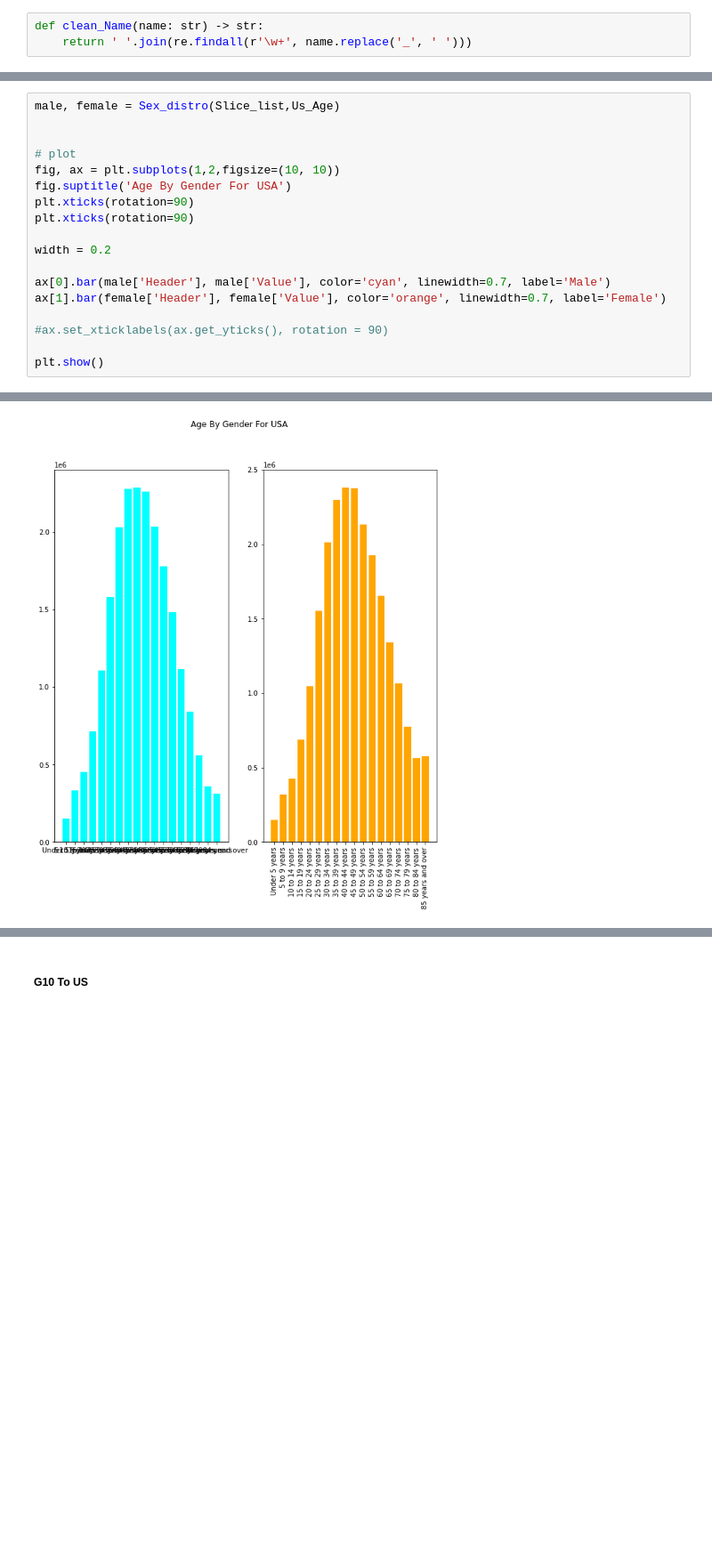
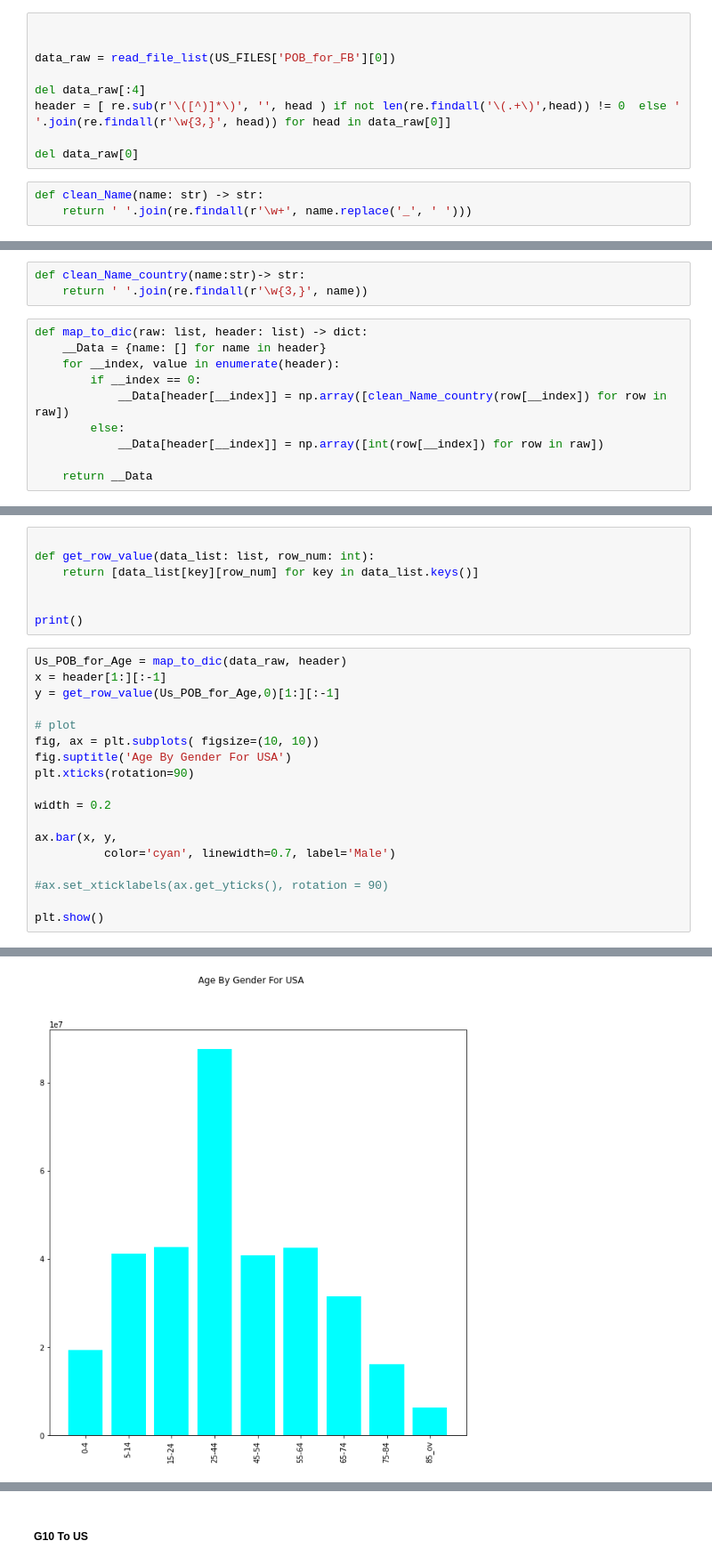
Before and after one commit to NoTouchingKids/Lab4-5Assignment, a Jupyter notebook: Report.ipynb, the cells around one changed output, grey strips where cells are left out. Shown at 89% size. Drawn from its saved outputs; the diff is of its cells as text; blank space fills up the shorter version.

Commit message:
With Graphs

```diff
--- a/Report.ipynb
+++ b/Report.ipynb
@@ -261,3 +258,12 @@ read_file_list(US_FILES['Age_by_FB'][0]);
+# %%
+
+
+data_raw = read_file_list(US_FILES['POB_for_FB'][0])
+
+del data_raw[:4]
+header = [ re.sub(r'\([^)]*\)', '', head ) if not len(re.findall('\(.+\)',head)) != 0  else ' '.join(re.findall(r'\w{3,}', head)) for head in data_raw[0]]
+
+del data_raw[0]
 # %%
 def clean_Name(name: str) -> str:
     return ' '.join(re.findall(r'\w+', name.replace('_', ' ')))
@@ -285 +292,14 @@ def create_dictionary_Sex(data_raw_list: list) -> list:
+# %%
+def clean_Name_country(name:str)-> str:
+    return ' '.join(re.findall(r'\w{3,}', name))
+# %%
+def map_to_dic(raw: list, header: list) -> dict:
+    __Data = {name: [] for name in header}
+    for __index, value in enumerate(header):
+        if __index == 0:
+            __Data[header[__index]] = np.array([clean_Name_country(row[__index]) for row in raw])
+        else:
+            __Data[header[__index]] = np.array([int(row[__index]) for row in raw])
+
+    return __Data
 # %%
@@ -320,17 +323,24 @@ Sex_distro(Slice_list,Us_Age)
+# %%
+
+def get_row_value(data_list: list, row_num: int):
+    return [data_list[key][row_num] for key in data_list.keys()]
+
+
+print()
 # %%
-male, female = Sex_distro(Slice_list,Us_Age)
-
+Us_POB_for_Age = map_to_dic(data_raw, header)
+x = header[1:][:-1]
+y = get_row_value(Us_POB_for_Age,0)[1:][:-1]
 
 # plot
-fig, ax = plt.subplots(1,2,figsize=(10, 10))
+fig, ax = plt.subplots( figsize=(10, 10))
 fig.suptitle('Age By Gender For USA')
-plt.xticks(rotation=90)
 plt.xticks(rotation=90)
 
 width = 0.2
 
-ax[0].bar(male['Header'], male['Value'], color='cyan', linewidth=0.7, label='Male')
-ax[1].bar(female['Header'], female['Value'], color='orange', linewidth=0.7, label='Female')
+ax.bar(x, y,
+          color='cyan', linewidth=0.7, label='Male')
 
 #ax.set_xticklabels(ax.get_yticks(), rotation = 90)
 
@@ -340 +349 @@ plt.show()
-[figure, old version]
+[figure, new version]
```
Also changed, not shown: parts of 21 cells of this notebook.
